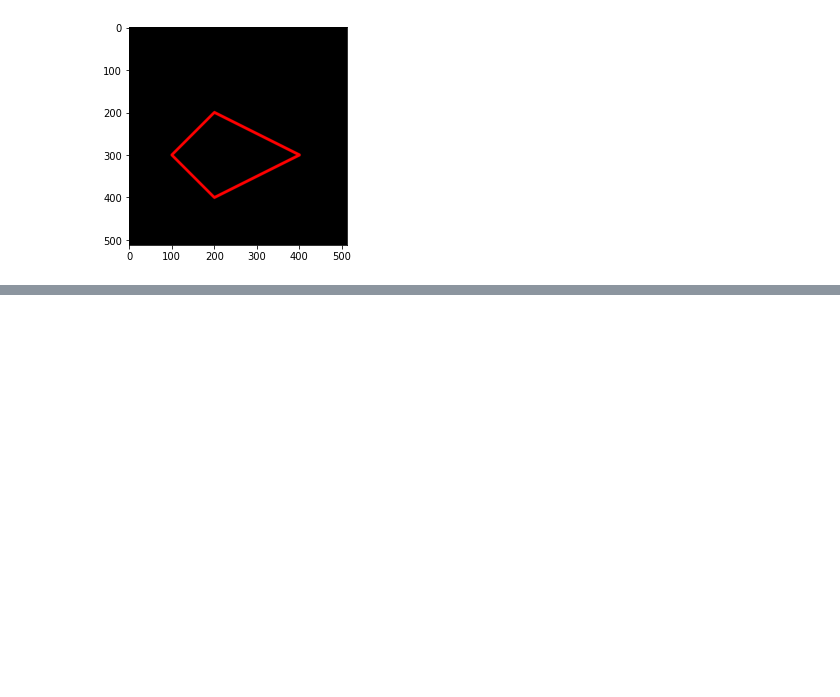
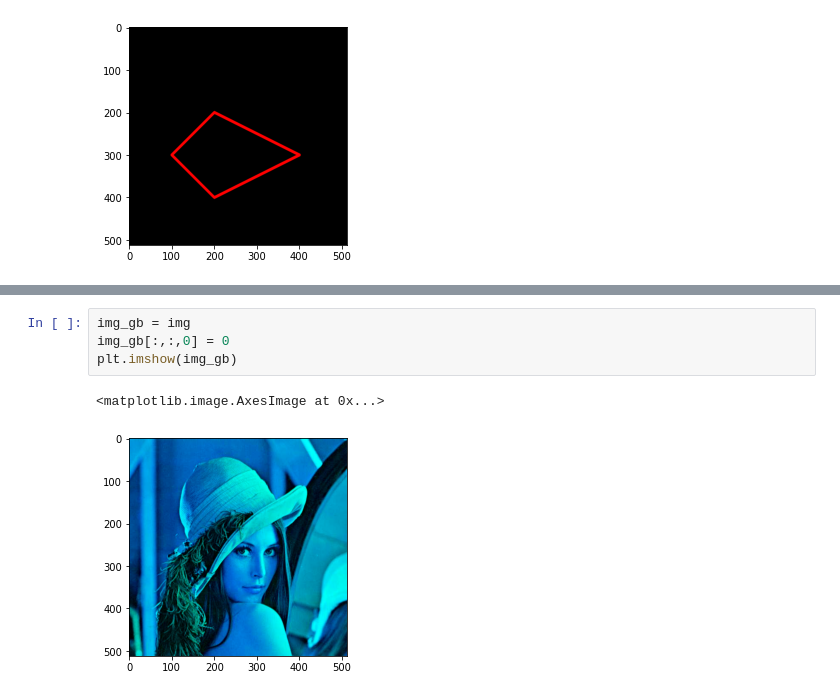
Before and after one commit to raihanrach/PCVK_Genap_2021, a Jupyter notebook: week2.ipynb, the cells around one changed output, grey strips where cells are left out. Saved outputs shown, nothing was run; the diff lists cells and outputs as text; blank space fills up the shorter version.

```diff
--- a/week2.ipynb
+++ b/week2.ipynb
@@ -132,0 +158,7 @@ plt.imshow(black_img2)
+# %%
+img_gb = img
+img_gb[:,:,0] = 0
+plt.imshow(img_gb)
+# %% [output]
+<matplotlib.image.AxesImage at 0x...>
+[figure, added]
```
Also changed, not shown: parts of 6 cells of this notebook.
